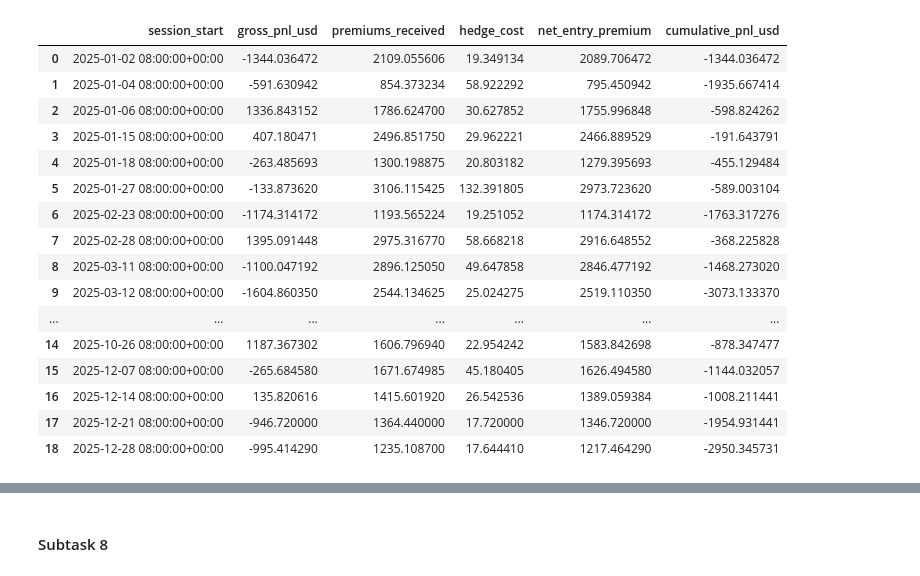
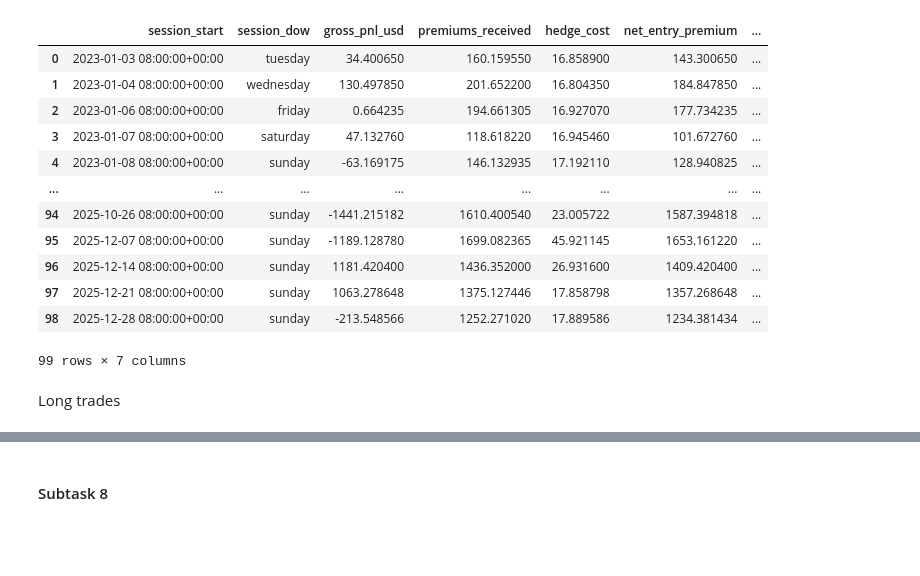
Before and after one commit to Harik-S/oaf-hilary-2026, a Jupyter notebook: trade_construction.ipynb, the cells around one changed output, grey strips where cells are left out. Drawn from its saved outputs; the diff is of its cells as text; code cells hidden in the pictures; blank space fills up the shorter version.

```diff
--- a/trade_construction.ipynb
+++ b/trade_construction.ipynb
@@ -21,5 +22,5 @@ def import_data():
 # %%
-def construct_trades(session_signals, options_df):
+def construct_short_trades(session_signals, options_df):
     positive_signals = session_signals[session_signals['signal']]
     trades_df = options_df[options_df['session_start'].isin(positive_signals['session_start'])].copy()
 
@@ -43,7 +44,7 @@ def construct_trades(session_signals, options_df):
         raise ValueError(f"Unclassified legs: {bad}")
 
     cols = [
-        'session_start', 'session_type', 'leg', 'strike', 'option_type',
+        'session_start', 'session_type', 'session_dow', 'leg', 'strike', 'option_type',
         'position', 'entry_price', 'expiry', 'contracts'
     ]
 
@@ -97,5 +98,5 @@ def calculate_exit_price_and_pnl(trades_df, btc_prices):
 # %%
-def summarise_pnl(trades_df):
+def summarise_short_pnl(trades_df):
     trades_df['premium_component'] = np.where(
         trades_df['position'] == 'short',
         trades_df['entry_price'],
@@ -109,6 +110,7 @@ def summarise_pnl(trades_df):
     )
 
     agg = trades_df.groupby('session_start').agg(
+        session_dow=('session_dow', 'first'),
         gross_pnl_usd=('pnl', 'sum'),
         premium_sum=('premium_component', 'sum'),
         hedge_sum=('hedge_component', 'sum'),
@@ -125,6 +127,7 @@ def summarise_pnl(trades_df):
 
     pnl_df = agg.reset_index()[[
         'session_start',
+        'session_dow',
         'gross_pnl_usd',
         'premiums_received',
         'hedge_cost',
@@ -134,10 +137,10 @@ def summarise_pnl(trades_df):
 
     return pnl_df
 # %%
-session_signals, options_df, btc_prices = import_data()
+session_signals_short, session_signals_long, options_df, btc_prices = import_data()
 # %%
-trades_df = construct_trades(session_signals, options_df)
-trades_df = calculate_exit_price_and_pnl(trades_df, btc_prices)
-len(trades_df)
-trades_df.tail()
+trades_df = construct_short_trades(session_signals_short, options_df)
+trades_df = calculate_short_exit_price_and_pnl(trades_df,btc_prices)
+trades_df.to_csv("data/trades_df_short.csv", index=False)
+trades_df
 # %% [output]
@@ -150,21 +160,19 @@ trades_df.tail()
 # %%
-pnl_df = summarise_pnl(trades_df)
+pnl_df = summarise_short_pnl(trades_df)
 pnl_df
 # %% [output]
-|  | session_start | gross_pnl_usd | premiums_received | hedge_cost | net_entry_premium | cumulative_pnl_usd |
-| 0 | 2025-01-02 08:00:00+00:00 | -1344.036472 | 2109.055606 | 19.349134 | 2089.706472 | -1344.036472 |
-| 1 | 2025-01-04 08:00:00+00:00 | -591.630942 | 854.373234 | 58.922292 | 795.450942 | -1935.667414 |
-| 2 | 2025-01-06 08:00:00+00:00 | 1336.843152 | 1786.624700 | 30.627852 | 1755.996848 | -598.824262 |
-| 3 | 2025-01-15 08:00:00+00:00 | 407.180471 | 2496.851750 | 29.962221 | 2466.889529 | -191.643791 |
-| 4 | 2025-01-18 08:00:00+00:00 | -263.485693 | 1300.198875 | 20.803182 | 1279.395693 | -455.129484 |
-| 5 | 2025-01-27 08:00:00+00:00 | -133.873620 | 3106.115425 | 132.391805 | 2973.723620 | -589.003104 |
-| 6 | 2025-02-23 08:00:00+00:00 | -1174.314172 | 1193.565224 | 19.251052 | 1174.314172 | -1763.317276 |
-| 7 | 2025-02-28 08:00:00+00:00 | 1395.091448 | 2975.316770 | 58.668218 | 2916.648552 | -368.225828 |
-| 8 | 2025-03-11 08:00:00+00:00 | -1100.047192 | 2896.125050 | 49.647858 | 2846.477192 | -1468.273020 |
-| 9 | 2025-03-12 08:00:00+00:00 | -1604.860350 | 2544.134625 | 25.024275 | 2519.110350 | -3073.133370 |
-| ... | ... | ... | ... | ... | ... | ... |
-| 14 | 2025-10-26 08:00:00+00:00 | 1187.367302 | 1606.796940 | 22.954242 | 1583.842698 | -878.347477 |
-| 15 | 2025-12-07 08:00:00+00:00 | -265.684580 | 1671.674985 | 45.180405 | 1626.494580 | -1144.032057 |
-| 16 | 2025-12-14 08:00:00+00:00 | 135.820616 | 1415.601920 | 26.542536 | 1389.059384 | -1008.211441 |
-| 17 | 2025-12-21 08:00:00+00:00 | -946.720000 | 1364.440000 | 17.720000 | 1346.720000 | -1954.931441 |
-| 18 | 2025-12-28 08:00:00+00:00 | -995.414290 | 1235.108700 | 17.644410 | 1217.464290 | -2950.345731 |
+|  | session_start | session_dow | gross_pnl_usd | premiums_received | hedge_cost | net_entry_premium | ... |
+| 0 | 2023-01-03 08:00:00+00:00 | tuesday | 34.400650 | 160.159550 | 16.858900 | 143.300650 | ... |
+| 1 | 2023-01-04 08:00:00+00:00 | wednesday | 130.497850 | 201.652200 | 16.804350 | 184.847850 | ... |
+| 2 | 2023-01-06 08:00:00+00:00 | friday | 0.664235 | 194.661305 | 16.927070 | 177.734235 | ... |
+| 3 | 2023-01-07 08:00:00+00:00 | saturday | 47.132760 | 118.618220 | 16.945460 | 101.672760 | ... |
+| 4 | 2023-01-08 08:00:00+00:00 | sunday | -63.169175 | 146.132935 | 17.192110 | 128.940825 | ... |
+| ... | ... | ... | ... | ... | ... | ... | ... |
+| 94 | 2025-10-26 08:00:00+00:00 | sunday | -1441.215182 | 1610.400540 | 23.005722 | 1587.394818 | ... |
+| 95 | 2025-12-07 08:00:00+00:00 | sunday | -1189.128780 | 1699.082365 | 45.921145 | 1653.161220 | ... |
+| 96 | 2025-12-14 08:00:00+00:00 | sunday | 1181.420400 | 1436.352000 | 26.931600 | 1409.420400 | ... |
+| 97 | 2025-12-21 08:00:00+00:00 | sunday | 1063.278648 | 1375.127446 | 17.858798 | 1357.268648 | ... |
+| 98 | 2025-12-28 08:00:00+00:00 | sunday | -213.548566 | 1252.271020 | 17.889586 | 1234.381434 | ... |
+99 rows × 7 columns
+# %% [markdown]
+Long trades
```
Also changed, not shown: parts of 12 cells of this notebook, 12 other files.
